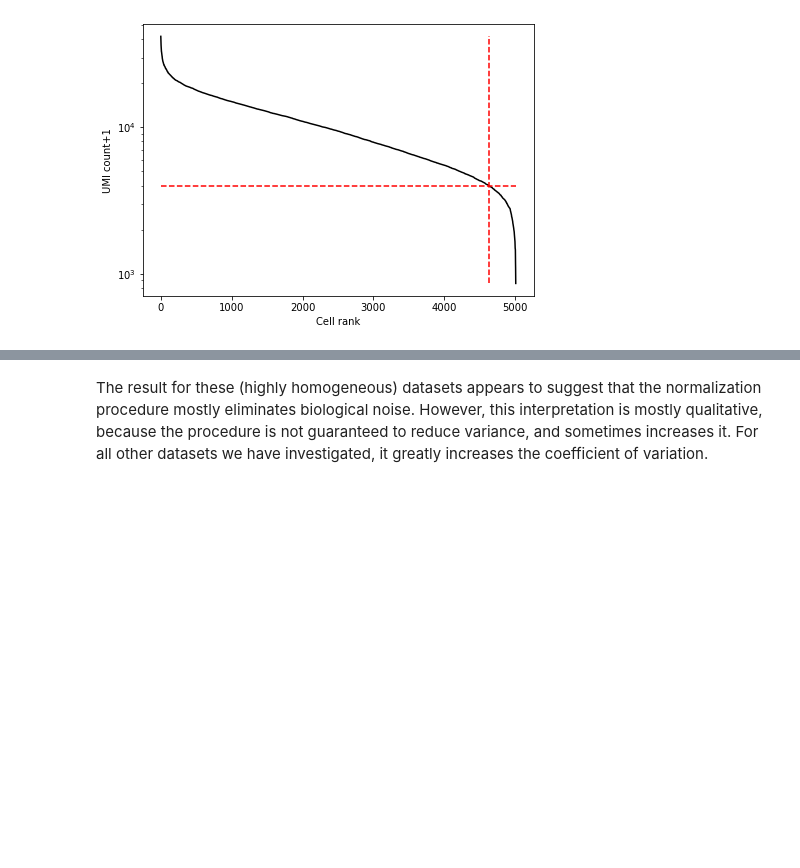
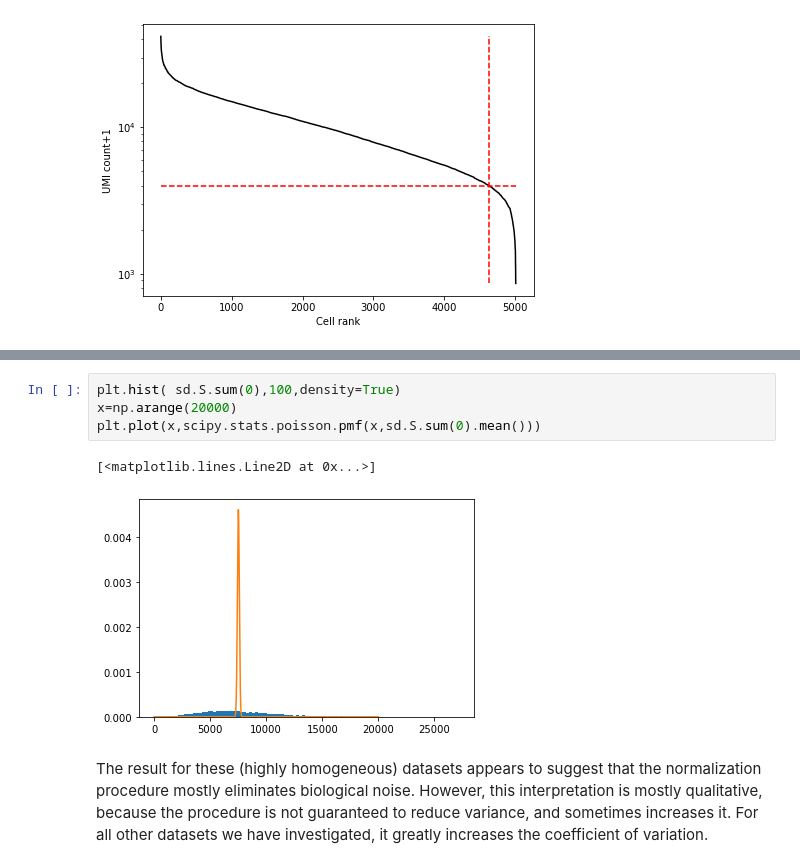
Before and after one commit to gennadygorin/seq-cme-technoise, a Jupyter notebook: gg220527_var_decomp.ipynb, the cells around one changed output, grey strips where cells are left out. Drawn from its saved outputs; the diff is of its cells as text; blank space fills up the shorter version.

```diff
--- a/gg220527_var_decomp.ipynb
+++ b/gg220527_var_decomp.ipynb
@@ -125,3 +197,10 @@ Text(0, 0.5, 'Density')
+# %%
+plt.hist( sd.S.sum(0),100,density=True)
+x=np.arange(20000)
+plt.plot(x,scipy.stats.poisson.pmf(x,sd.S.sum(0).mean()))
+# %% [output]
+[<matplotlib.lines.Line2D at 0x...>]
+[figure, added]
 # %% [markdown]
 The result for these (highly homogeneous) datasets appears to suggest that the normalization procedure mostly eliminates biological noise. However, this interpretation is mostly qualitative, because the procedure is not guaranteed to reduce variance, and sometimes increases it. For all other datasets we have investigated, it greatly increases the coefficient of variation.
 # %%
```
Also changed, not shown: parts of 11 cells of this notebook.
